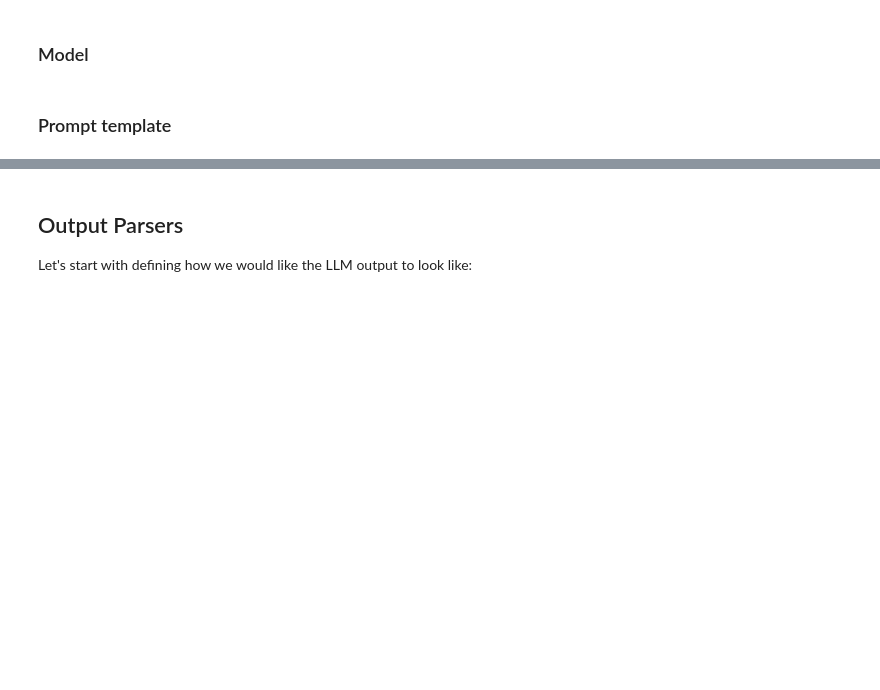
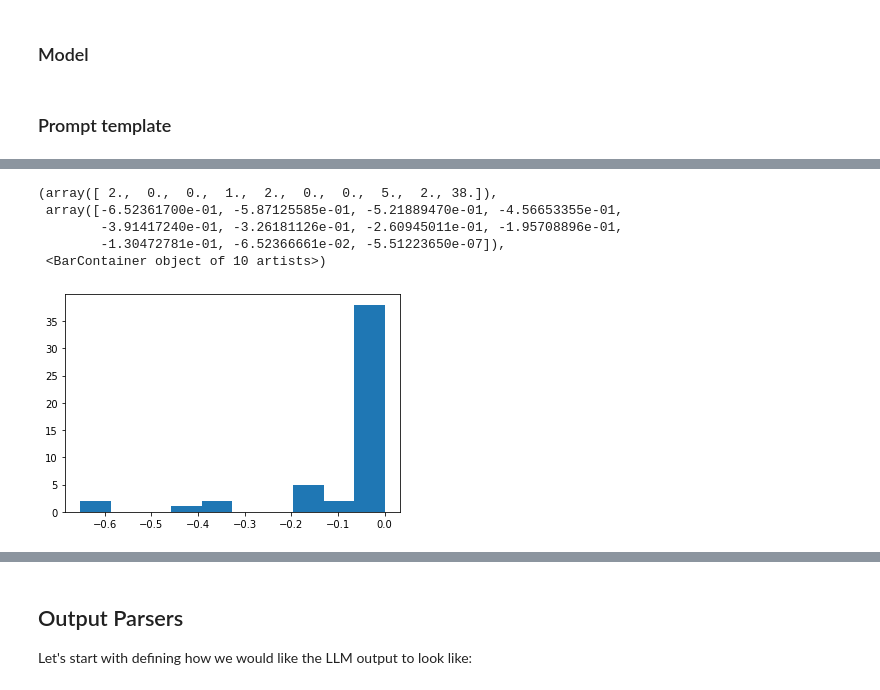
Before and after one commit to raunak536/LangChain_LLM_AppDev_Course, a Jupyter notebook: L1-Model_prompt_parser.ipynb, the cells around one changed output, grey strips where cells are left out. Drawn from its saved outputs; the diff is of its cells as text; code cells hidden in the pictures; blank space fills up the shorter version.

```diff
--- a/L1-Model_prompt_parser.ipynb
+++ b/L1-Model_prompt_parser.ipynb
@@ -135,0 +159,9 @@ customer_response = chat(customer_messages)
+# %%
+plt.hist(logprobs)
+# %% [output]
+(array([ 2.,  0.,  0.,  1.,  2.,  0.,  0.,  5.,  2., 38.]),
+ array([-6.52361700e-01, -5.87125585e-01, -5.21889470e-01, -4.56653355e-01,
+        -3.91417240e-01, -3.26181126e-01, -2.60945011e-01, -1.95708896e-01,
+        -1.30472781e-01, -6.52366661e-02, -5.51223650e-07]),
+ <BarContainer object of 10 artists>)
+[figure, added]
```
Also changed, not shown: parts of 43 cells of this notebook, 3 other files.
